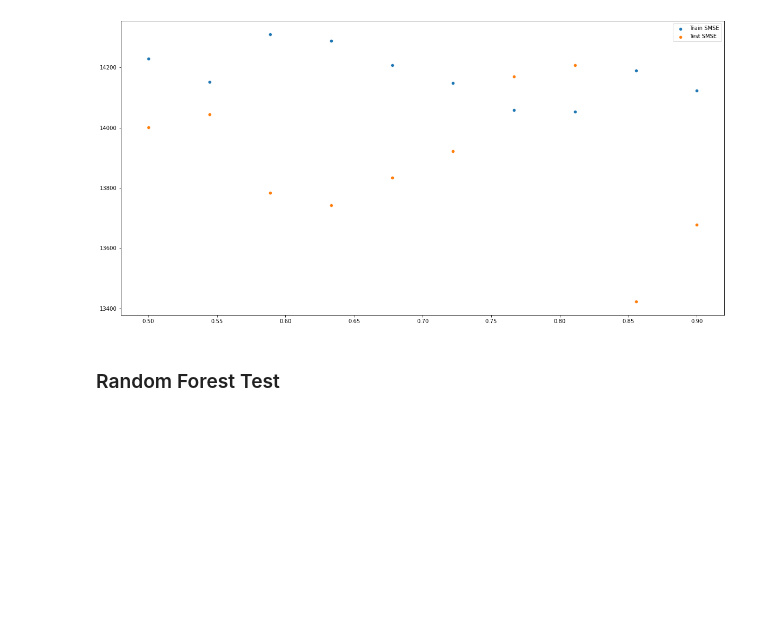
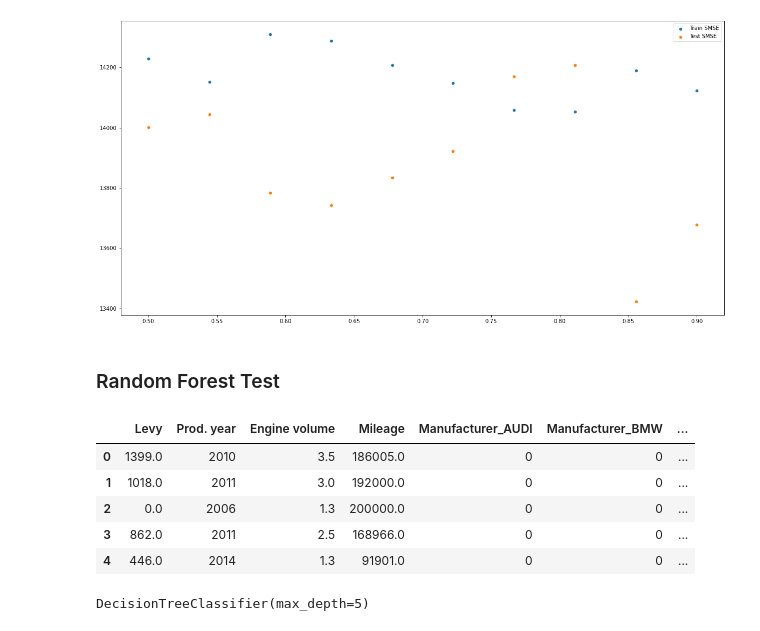
Before and after one commit to omunozsanchezdeloitte/Capstone---Group-3, a Jupyter notebook: Untitled.ipynb, the cells around one changed output. Saved outputs shown, nothing was run; the diff lists cells and outputs as text; code cells hidden in the pictures; blank space fills up the shorter version.

```diff
--- a/Untitled.ipynb
+++ b/Untitled.ipynb
@@ -1013,0 +1034,11 @@ sns.scatterplot(x = lst,y = test_SMSE,ax=ax,label='Test SMSE');
+# %%
+# Create dummy variables
+data = pd.get_dummies(ftrs)
+data.head()
+# %% [output]
+|  | Levy | Prod. year | Engine volume | Mileage | Manufacturer_AUDI | Manufacturer_BMW | ... |
+| 0 | 1399.0 | 2010 | 3.5 | 186005.0 | 0 | 0 | ... |
+| 1 | 1018.0 | 2011 | 3.0 | 192000.0 | 0 | 0 | ... |
+| 2 | 0.0 | 2006 | 1.3 | 200000.0 | 0 | 0 | ... |
+| 3 | 862.0 | 2011 | 2.5 | 168966.0 | 0 | 0 | ... |
+| 4 | 446.0 | 2014 | 1.3 | 91901.0 | 0 | 0 | ... |
@@ -1013,0 +1048,6 @@ sns.scatterplot(x = lst,y = test_SMSE,ax=ax,label='Test SMSE');
+# %%
+# Instantiate and fit a DecisionTreeClassifier
+tree_clf = DecisionTreeClassifier(criterion='gini', max_depth=5)
+tree_clf.fit(ftrs_train, target_train)
+# %% [output]
+DecisionTreeClassifier(max_depth=5)
```
Also changed, not shown: parts of 11 cells of this notebook.
